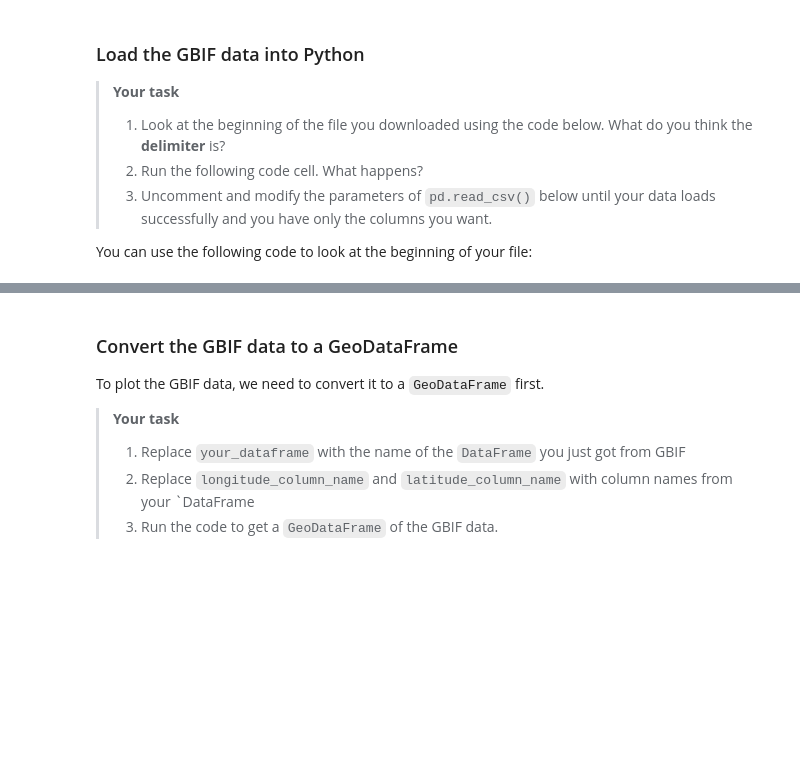
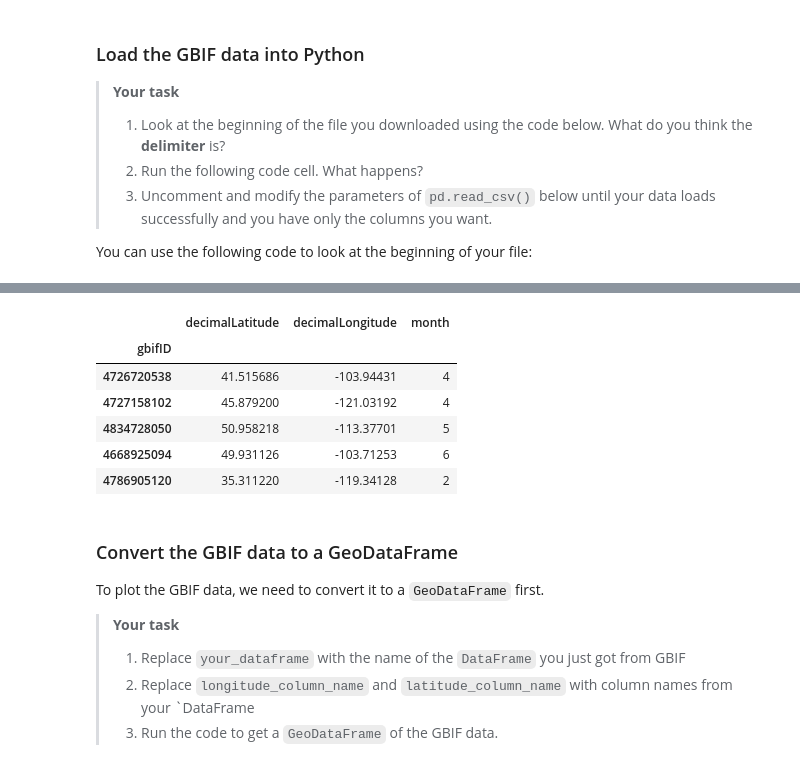
Before and after one commit to rachelsadler/stars-02-species-distribution-Second, a Jupyter notebook: species-distribution.ipynb, the cells around one changed output, grey strips where cells are left out. Saved outputs shown, nothing was run; the diff lists cells and outputs as text; code cells hidden in the pictures; blank space fills up the shorter version.

Commit message:
loading GBIF data

```diff
--- a/species-distribution.ipynb
+++ b/species-distribution.ipynb
@@ -297,15 +300,18 @@ first_result['species'], species_key
 > 3.  Then, run the download. **This can take a few minutes**.
 # %%
 # Only download once
-gbif_pattern = os.path.join(gbif_dir, csv_file_pattern)
+gbif_pattern = os.path.join(gbif_dir, '*.csv')
 if not glob(gbif_pattern):
     # Submit query to GBIF
     gbif_query = occ.download([
-        "continent = ",
-        "speciesKey = ",
-        "year = ",
-        "hasCoordinate = ",
+        "continent = NORTH_AMERICA",
+        "speciesKey = 9596413",
+        "year = 2023",
+        "hasCoordinate = TRUE",
     ])
+    download_key = gbif_query[0]
+
+    #wait for download to build
     if not 'GBIF_DOWNLOAD_KEY' in os.environ:
         os.environ['GBIF_DOWNLOAD_KEY'] = gbif_query[0]
 
@@ -345,12 +366,20 @@ You can use the following code to look at the beginning of your file:
 # %%
 # Load the GBIF data
 gbif_df = pd.read_csv(
     gbif_path,
-    #delimiter='',
-    #index_col='',
-    #usecols=[]
+    delimiter='\t',
+    index_col='gbifID',
+    usecols=['gbifID', 'decimalLatitude', 'decimalLongitude', 'month']
 )
 gbif_df.head()
+# %% [output]
+|  | decimalLatitude | decimalLongitude | month |
+| gbifID |  |  |  |
+| 4726720538 | 41.515686 | -103.94431 | 4 |
+| 4727158102 | 45.879200 | -121.03192 | 4 |
+| 4834728050 | 50.958218 | -113.37701 | 5 |
+| 4668925094 | 49.931126 | -103.71253 | 6 |
+| 4786905120 | 35.311220 | -119.34128 | 2 |
 # %% [markdown]
 ### Convert the GBIF data to a GeoDataFrame
 
```
Also changed, not shown: parts of 6 cells of this notebook.
